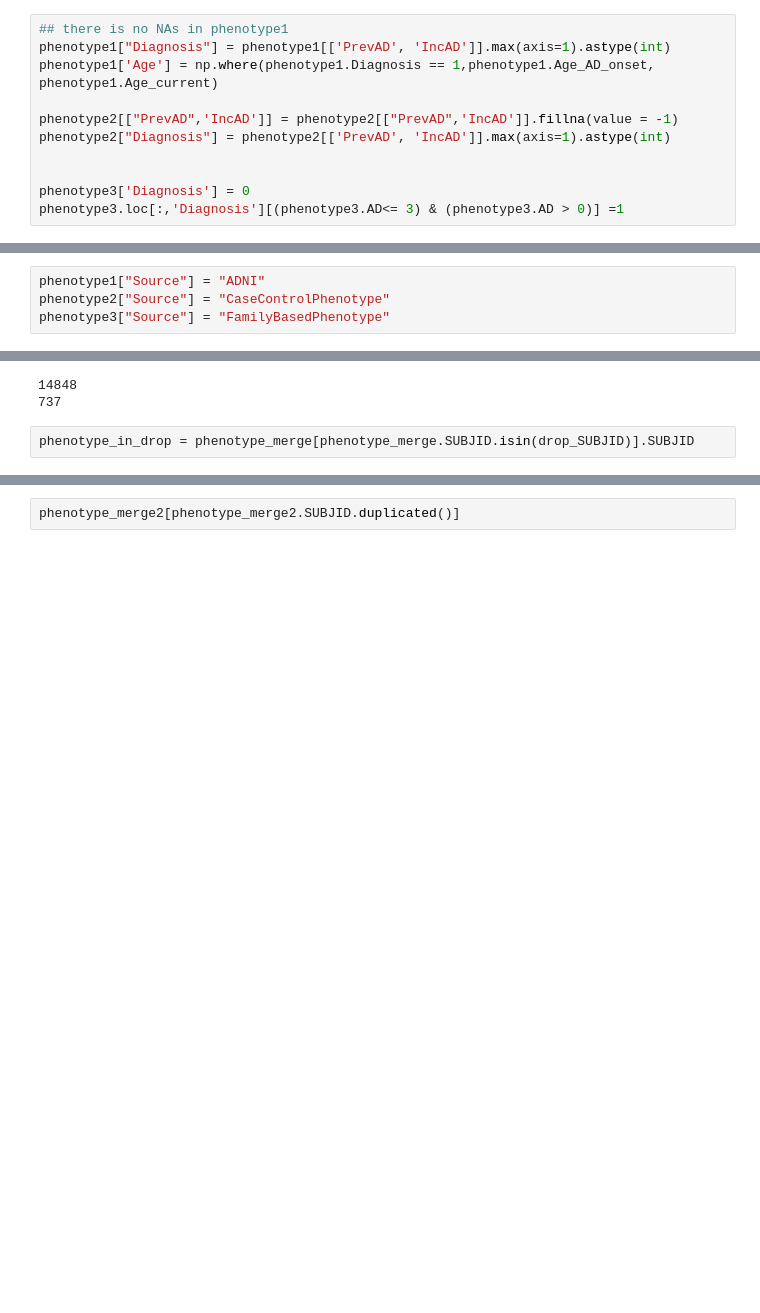
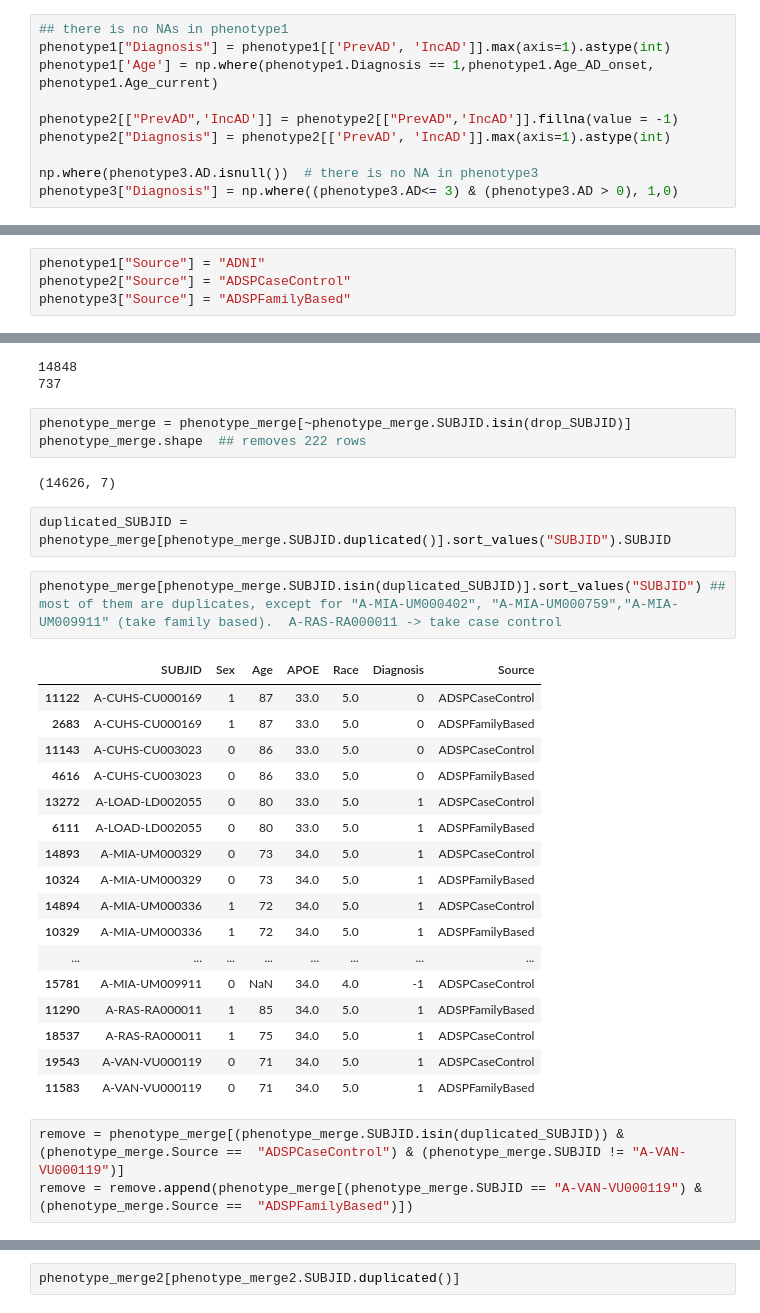
Before and after one commit to teresa-sansan/ADSP_polyfun, a Jupyter notebook: new_merge_phenotype_ancestry.ipynb, the cells around one changed output, grey strips where cells are left out. Drawn from its saved outputs; the diff is of its cells as text; blank space fills up the shorter version.

```diff
--- a/new_merge_phenotype_ancestry.ipynb
+++ b/new_merge_phenotype_ancestry.ipynb
@@ -100,6 +88,5 @@ phenotype1['Age'] = np.where(phenotype1.Diagnosis == 1,phenotype1.Age_AD_onset,
 phenotype2[["PrevAD",'IncAD']] = phenotype2[["PrevAD",'IncAD']].fillna(value = -1)
 phenotype2["Diagnosis"] = phenotype2[['PrevAD', 'IncAD']].max(axis=1).astype(int)
 
-
-phenotype3['Diagnosis'] = 0
-phenotype3.loc[:,'Diagnosis'][(phenotype3.AD<= 3) & (phenotype3.AD > 0)] =1
+np.where(phenotype3.AD.isnull())  # there is no NA in phenotype3
+phenotype3["Diagnosis"] = np.where((phenotype3.AD<= 3) & (phenotype3.AD > 0), 1,0)
@@ -111,7 +93,7 @@ See the caveats in the documentation: http://pandas.pydata.org/pandas-docs/stabl
 # %%
 phenotype1["Source"] = "ADNI"
-phenotype2["Source"] = "CaseControlPhenotype"
-phenotype3["Source"] = "FamilyBasedPhenotype"
+phenotype2["Source"] = "ADSPCaseControl"
+phenotype3["Source"] = "ADSPFamilyBased"
 # %%
 wanted_col = ["SUBJID","Sex","Age","APOE","Race","Diagnosis","Source"]
 
@@ -155,5 +140,33 @@ phenotype_merge.loc[phenotype_merge["Age"] == "90+","Age"] = 90
 14848
 737
 # %%
-phenotype_in_drop = phenotype_merge[phenotype_merge.SUBJID.isin(drop_SUBJID)].SUBJID
+phenotype_merge = phenotype_merge[~phenotype_merge.SUBJID.isin(drop_SUBJID)]
+phenotype_merge.shape  ## removes 222 rows
+# %% [output]
+(14626, 7)
+# %%
+duplicated_SUBJID = phenotype_merge[phenotype_merge.SUBJID.duplicated()].sort_values("SUBJID").SUBJID
+# %%
+phenotype_merge[phenotype_merge.SUBJID.isin(duplicated_SUBJID)].sort_values("SUBJID") ## most of them are duplicates, except for "A-MIA-UM000402", "A-MIA-UM000759","A-MIA-UM009911" (take family based).  A-RAS-RA000011 -> take case control
+# %% [output]
+|  | SUBJID | Sex | Age | APOE | Race | Diagnosis | Source |
+| 11122 | A-CUHS-CU000169 | 1 | 87 | 33.0 | 5.0 | 0 | ADSPCaseControl |
+| 2683 | A-CUHS-CU000169 | 1 | 87 | 33.0 | 5.0 | 0 | ADSPFamilyBased |
+| 11143 | A-CUHS-CU003023 | 0 | 86 | 33.0 | 5.0 | 0 | ADSPCaseControl |
+| 4616 | A-CUHS-CU003023 | 0 | 86 | 33.0 | 5.0 | 0 | ADSPFamilyBased |
+| 13272 | A-LOAD-LD002055 | 0 | 80 | 33.0 | 5.0 | 1 | ADSPCaseControl |
+| 6111 | A-LOAD-LD002055 | 0 | 80 | 33.0 | 5.0 | 1 | ADSPFamilyBased |
+| 14893 | A-MIA-UM000329 | 0 | 73 | 34.0 | 5.0 | 1 | ADSPCaseControl |
+| 10324 | A-MIA-UM000329 | 0 | 73 | 34.0 | 5.0 | 1 | ADSPFamilyBased |
+| 14894 | A-MIA-UM000336 | 1 | 72 | 34.0 | 5.0 | 1 | ADSPCaseControl |
+| 10329 | A-MIA-UM000336 | 1 | 72 | 34.0 | 5.0 | 1 | ADSPFamilyBased |
+| ... | ... | ... | ... | ... | ... | ... | ... |
+| 15781 | A-MIA-UM009911 | 0 | NaN | 34.0 | 4.0 | -1 | ADSPCaseControl |
+| 11290 | A-RAS-RA000011 | 1 | 85 | 34.0 | 5.0 | 1 | ADSPFamilyBased |
+| 18537 | A-RAS-RA000011 | 1 | 75 | 34.0 | 5.0 | 1 | ADSPCaseControl |
+| 19543 | A-VAN-VU000119 | 0 | 71 | 34.0 | 5.0 | 1 | ADSPCaseControl |
+| 11583 | A-VAN-VU000119 | 0 | 71 | 34.0 | 5.0 | 1 | ADSPFamilyBased |
+# %%
+remove = phenotype_merge[(phenotype_merge.SUBJID.isin(duplicated_SUBJID)) & (phenotype_merge.Source ==  "ADSPCaseControl") & (phenotype_merge.SUBJID != "A-VAN-VU000119")]
+remove = remove.append(phenotype_merge[(phenotype_merge.SUBJID == "A-VAN-VU000119") & (phenotype_merge.Source ==  "ADSPFamilyBased")])
 # %%
```
Also changed, not shown: parts of 40 cells of this notebook, 1 other file.
